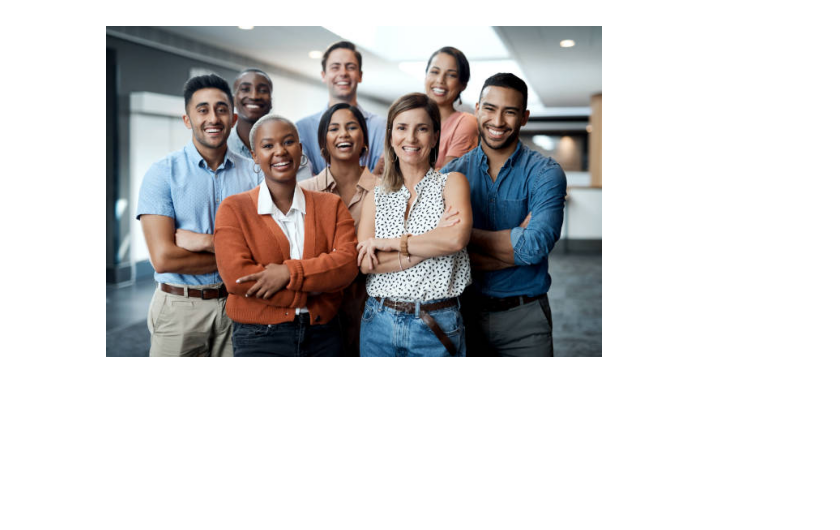
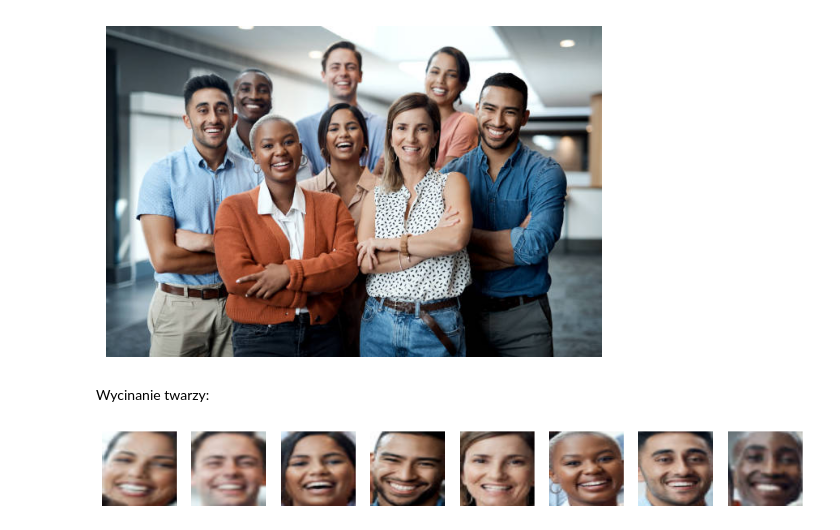
Before and after one commit to kat-pierzchala/OpenCV_Scikit-image, a Jupyter notebook: OpenCV_SKI.ipynb, the cells around one changed output. Drawn from its saved outputs; the diff is of its cells as text; code cells hidden in the pictures; blank space fills up the shorter version.

Commit message:
attempt face analysis

```diff
--- a/OpenCV_SKI.ipynb
+++ b/OpenCV_SKI.ipynb
@@ -165,3 +165,34 @@ plt.axis("off")
 plt.show()
 # %% [output]
 [figure]
+# %% [markdown]
+Wycinanie twarzy:
+# %%
+from skimage.transform import resize
+
+kopia = obraz_2.copy()
+faces = []
+
+for i in range(detections.shape[2]):
+    confidence = detections[0, 0, i, 2]
+    if confidence > 0.22:
+        box = detections[0, 0, i, 3:7] * np.array([w, h, w, h])
+        (startX, startY, endX, endY) = box.astype("int")
+
+        face = obraz_2[startY:endY, startX:endX]
+        if face.shape[0] == 0 or face.shape[1] == 0:
+            continue
+
+        face_resized = resize(face, (227, 227), anti_aliasing=True)
+        faces.append(face_resized)
+
+        cv2.rectangle(kopia, (startX, startY), (endX, endY), (0, 255, 0), 2)
+
+fig, axes = plt.subplots(1, len(faces), figsize=(15, 5))
+for i, face in enumerate(faces):
+    axes[i].imshow(face)
+    axes[i].axis("off")
+
+plt.show()
+# %% [output]
+[figure, added]
```
Also changed, not shown: parts of 8 cells of this notebook.
